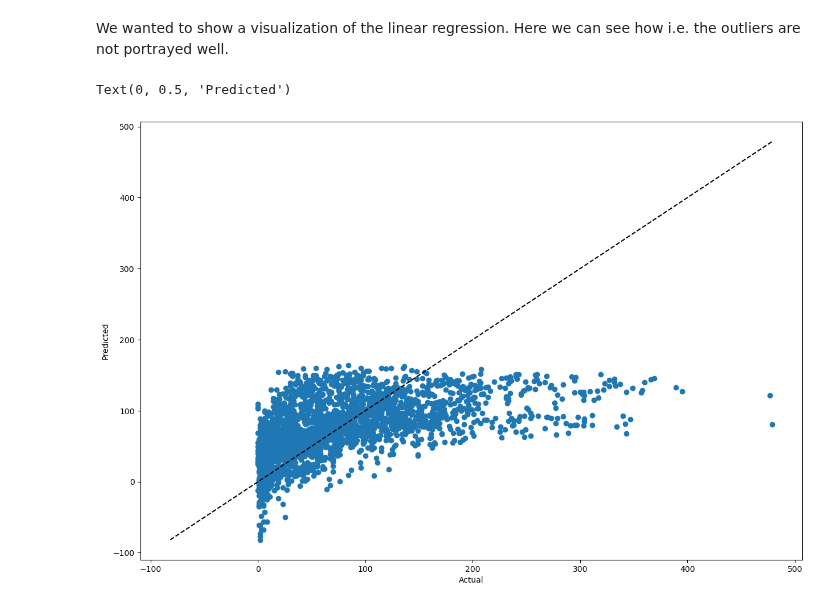
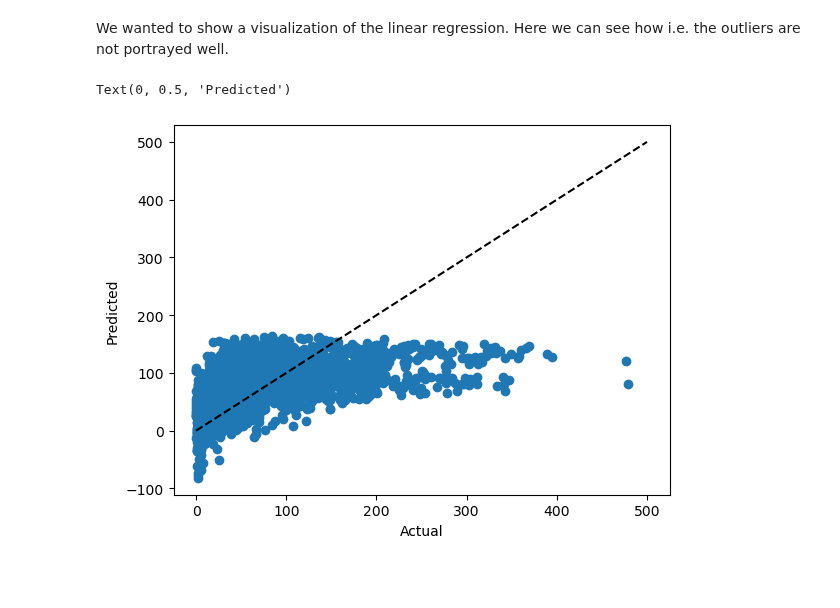
Before and after one commit to Jerematix/dataflow, a Jupyter notebook: notebooks/predictive_analytics/linear_regression.ipynb, the cells around one changed output. Cells and saved outputs as stored; diff of their text form; code cells hidden in the pictures; blank space fills up the shorter version.

```diff
--- a/notebooks/predictive_analytics/linear_regression.ipynb
+++ b/notebooks/predictive_analytics/linear_regression.ipynb
@@ -81,41 +80,23 @@ R^2: 0.28
 We wanted to show a visualization of the linear regression. Here we can see how i.e. the outliers are not portrayed well.
 # %%
 # Create a scatterplot of the actual and predicted values for the test data
-plt.figure(figsize=(15,10))
 plt.scatter(Y_test, Y_pred)
 
-#To Do the line as visualization
-
 # Plot the line y=x as a reference
-min_val = min(min(Y_test), min(Y_pred))
-max_val = max(max(Y_test), max(Y_pred))
+min_val = 0
+max_val = 500
 plt.plot([min_val, max_val], [min_val, max_val], 'k--')
 
 plt.xlabel('Actual')
 plt.ylabel('Predicted')
 
-# One way to validate the predictions made by your machine learning model is to
-# compare the predicted values to the actual values on a plot. This can help you
-# visualize how well the model is performing and identify any patterns or trends
-# in the data.
-#
-# For example, if you are using a linear regression model to predict total hourly
-# demand for bike rentals, you can create a scatterplot of the actual values and
-# the predicted values. If the model is performing well, the points on the
+# One way to validate the predictions made by a machine learning model is to
+# compare the predicted values to the actual values on a plot.
+# If the model is performing well, the points on the
 # scatterplot should be close to the line y=x, which indicates a good fit. If the
 # points are widely scattered or form a non-linear pattern, this may indicate
 # that the model is not performing well and that the predictions may not be
 # accurate.
-#
-# In addition to visualizing the predictions, you can also use error metrics to
-# evaluate the performance of your model. For example, you can use mean absolute
-# error (MAE) or mean squared error (MSE) to quantify the difference between the
-# predicted values and the actual values. These error metrics can help you compare
-# the performance of different models and choose the best one for your problem.
-#
-# It is also a good idea to use a variety of techniques and approaches to validate
-# the predictions made by your model. This can help you get a more accurate picture
-# of the model's performance and how it might perform on new, unseen data.
 # %% [output]
 Text(0, 0.5, 'Predicted')
-[figure, old version]
+[figure, new version]
```
Also changed, not shown: parts of 1 cell of this notebook, 7 other files.
